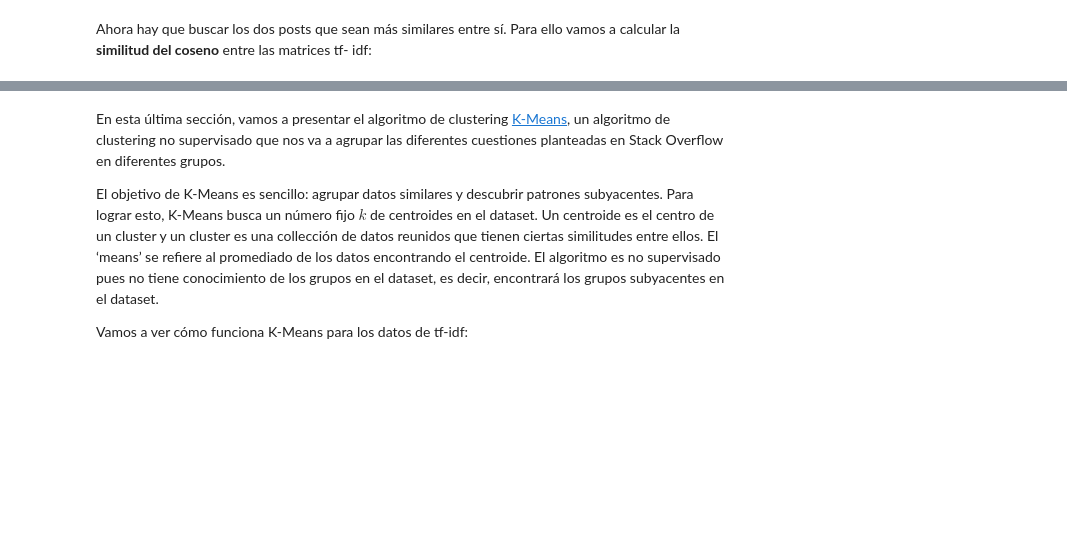
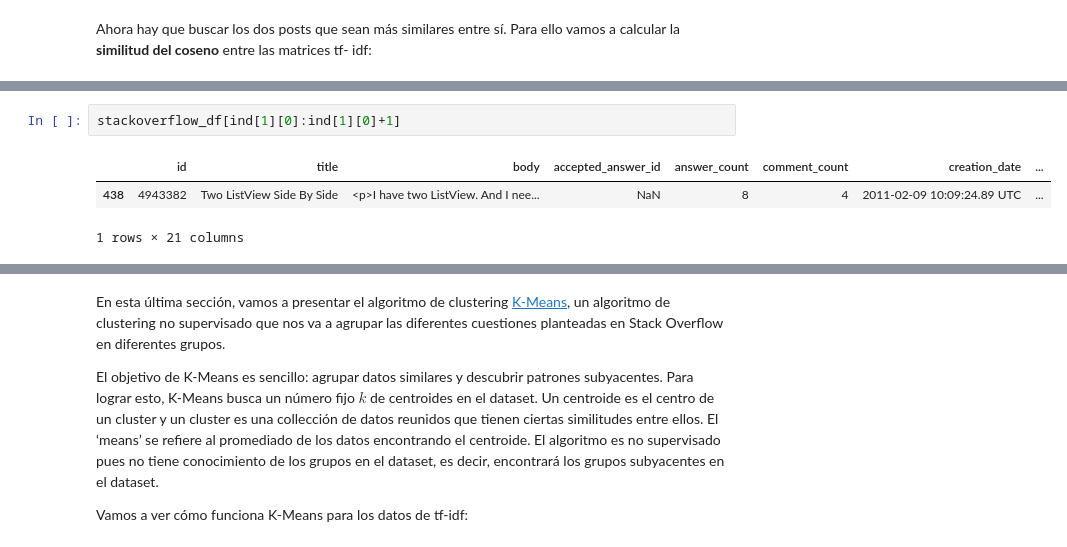
Before and after one commit to pfreezv/UOC, a Jupyter notebook: Tipología y fuentes de datos/pec2/TyFdD_PEC2_2021.ipynb, the cells around one changed output, grey strips where cells are left out. Cells and saved outputs as stored; diff of their text form; blank space fills up the shorter version.

```diff
--- a/Tipología y fuentes de datos/pec2/TyFdD_PEC2_2021.ipynb
+++ b/Tipología y fuentes de datos/pec2/TyFdD_PEC2_2021.ipynb
@@ -793 +810,7 @@ ind =  # TODO: localizar el máximo
+# %%
+stackoverflow_df[ind[1][0]:ind[1][0]+1]
+# %% [output]
+|  | id | title | body | accepted_answer_id | answer_count | comment_count | creation_date | ... |
+| 438 | 4943382 | Two ListView Side By Side | <p>I have two ListView. And I nee... | NaN | 8 | 4 | 2011-02-09 10:09:24.89 UTC | ... |
+1 rows × 21 columns
 # %%
```
Also changed, not shown: parts of 14 cells of this notebook, 1 other file.
